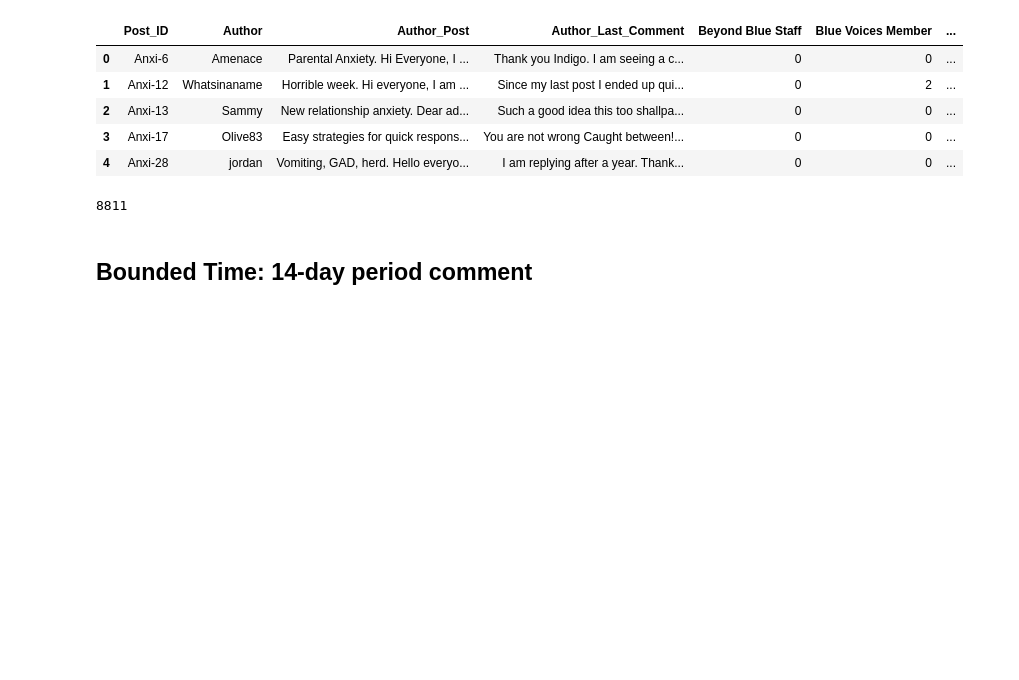
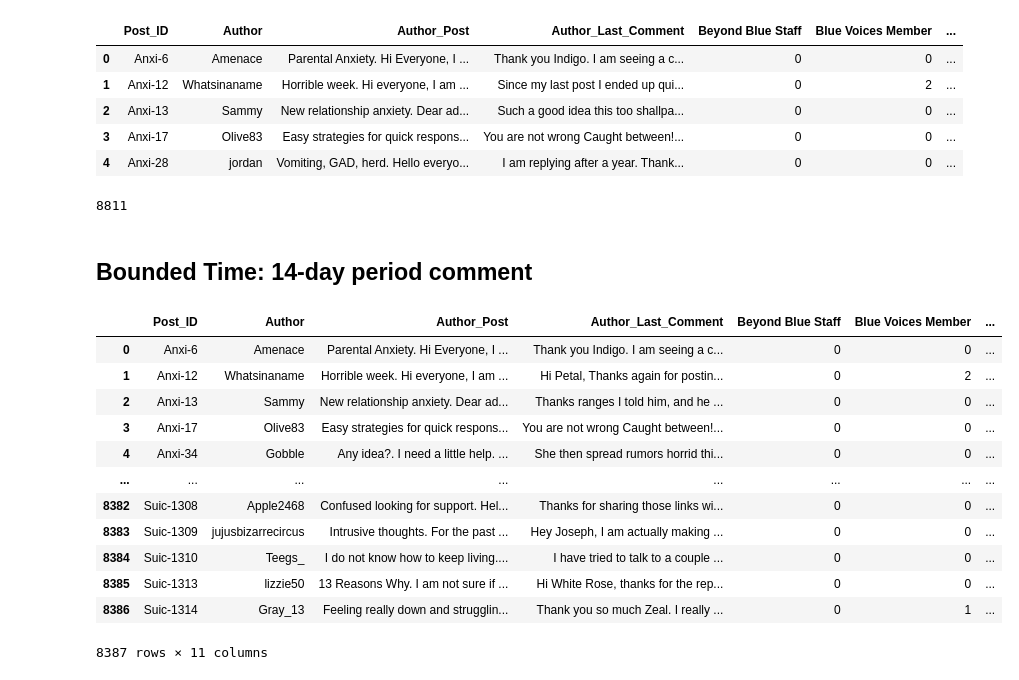
Before and after one commit to PutraAryotama/research_project, a Jupyter notebook: generate_post_comments_table.ipynb, the cells around one changed output. Saved outputs shown, nothing was run; the diff lists cells and outputs as text; code cells hidden in the pictures; blank space fills up the shorter version.

Commit message:
finished building the mental health severity table with max 14 days

```diff
--- a/generate_post_comments_table.ipynb
+++ b/generate_post_comments_table.ipynb
@@ -319,9 +319,8 @@ def merge_table(posts_df, comments_df, max_14_days=False):
             # create columns for each unique ranks with default value of 0
             for rank in unique_ranks:
                 new_row[rank] = 0
-            #
-            if not max_14_days:
-                new_row['Days_Between'] = days_diff
+            # add days_diff column
+            new_row['Days_Between'] = days_diff
             # iterate filtered comments and count ranks before the author's last comment
             for comment in filtered_comments.itertuples(index=False, name="Comment"):
                 if comment.Comment_ID == author_last_comment_id:
@@ -453,3 +452,20 @@ len(merged_table)
 8811
 # %% [markdown]
 ## Bounded Time: 14-day period comment
+# %%
+merged_table_bounded = merge_table(posts_df=posts_df, comments_df=comments_df, max_14_days=True)
+merged_table_bounded
+# %% [output]
+|  | Post_ID | Author | Author_Post | Author_Last_Comment | Beyond Blue Staff | Blue Voices Member | ... |
+| 0 | Anxi-6 | Amenace | Parental Anxiety. Hi Everyone, I ... | Thank you Indigo. I am seeing a c... | 0 | 0 | ... |
+| 1 | Anxi-12 | Whatsinaname | Horrible week. Hi everyone, I am ... | Hi Petal, Thanks again for postin... | 0 | 2 | ... |
+| 2 | Anxi-13 | Sammy | New relationship anxiety. Dear ad... | Thanks ranges I told him, and he ... | 0 | 0 | ... |
+| 3 | Anxi-17 | Olive83 | Easy strategies for quick respons... | You are not wrong Caught between!... | 0 | 0 | ... |
+| 4 | Anxi-34 | Gobble | Any idea?. I need a little help. ... | She then spread rumors horrid thi... | 0 | 0 | ... |
+| ... | ... | ... | ... | ... | ... | ... | ... |
+| 8382 | Suic-1308 | Apple2468 | Confused looking for support. Hel... | Thanks for sharing those links wi... | 0 | 0 | ... |
+| 8383 | Suic-1309 | jujusbizarrecircus | Intrusive thoughts. For the past ... | Hey Joseph, I am actually making ... | 0 | 0 | ... |
+| 8384 | Suic-1310 | Teegs_ | I do not know how to keep living.... | I have tried to talk to a couple ... | 0 | 0 | ... |
+| 8385 | Suic-1313 | lizzie50 | 13 Reasons Why. I am not sure if ... | Hi White Rose, thanks for the rep... | 0 | 0 | ... |
+| 8386 | Suic-1314 | Gray_13 | Feeling really down and strugglin... | Thank you so much Zeal. I really ... | 0 | 1 | ... |
+8387 rows × 11 columns
```
Also changed, not shown: parts of 1 cell of this notebook, 1 other file.
